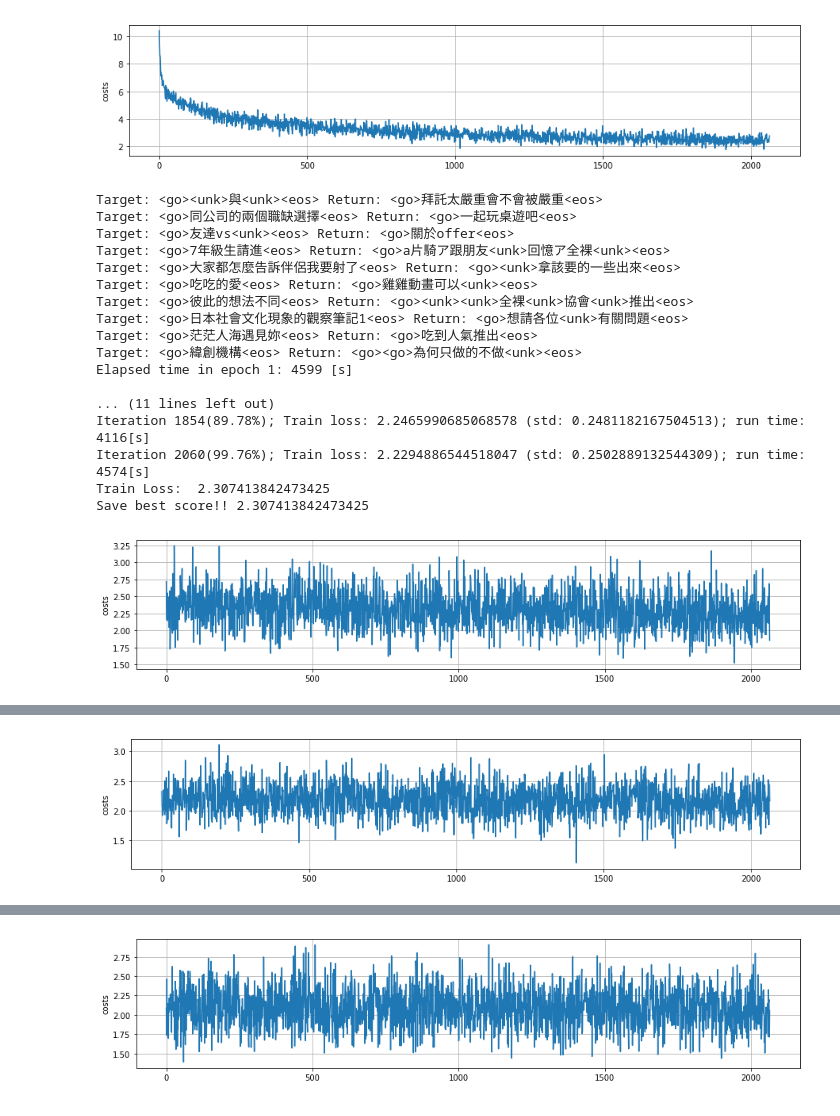
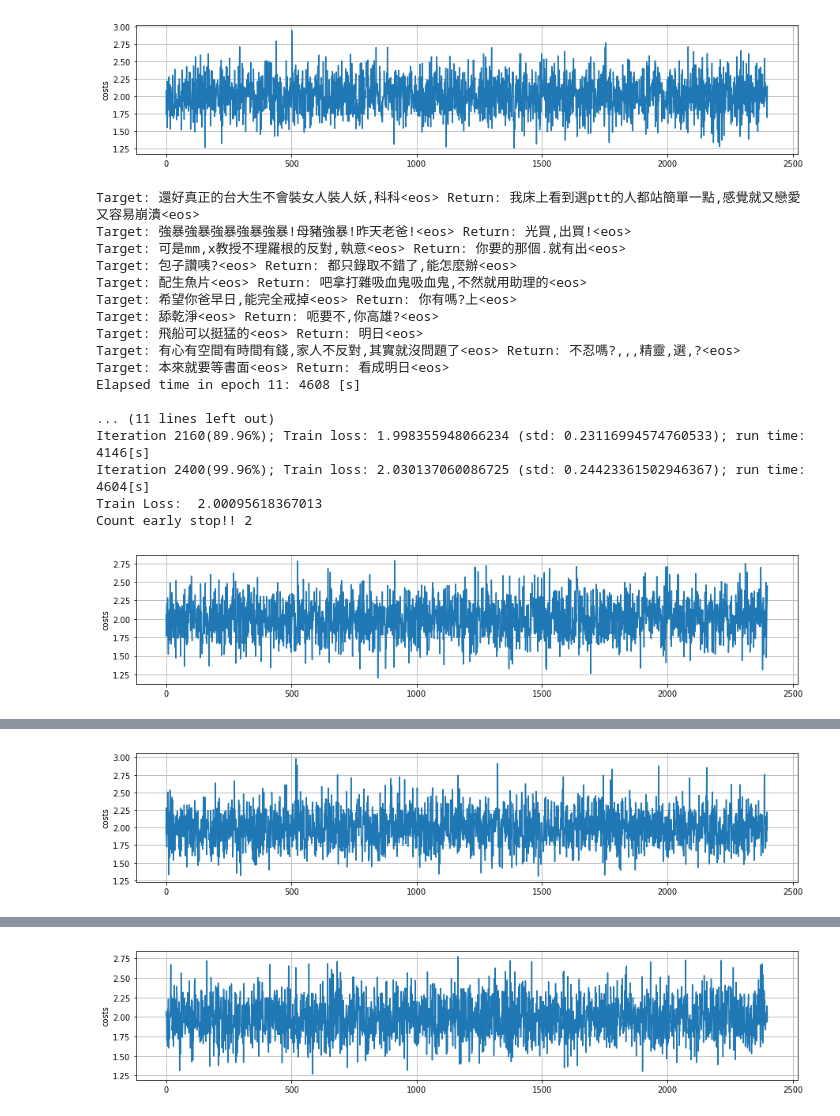
Before and after one commit to changweilin/PTT-text-generator-Encoder-Decoder-model, a Jupyter notebook: PTT push generator Encoder-Decoder model.ipynb, the cells around one changed output, grey strips where cells are left out. Drawn from its saved outputs; the diff is of its cells as text; code cells hidden in the pictures.

```diff
--- a/PTT push generator Encoder-Decoder model.ipynb
+++ b/PTT push generator Encoder-Decoder model.ipynb
@@ -165,10 +181,11 @@ import matplotlib.pyplot as plt
 # Set parameter
 ################################################################
 # batch parameter
-build_new_model = True
+build_new_model = False
 patience = 0
-num_epoch = 20
+num_epoch = 6
 batch_size = 32
+vocab_size = len(vocab)
 num_instances = len(y_train)
 iter_per_epoch = num_instances // batch_size
 test_num_instances = len(y_test)
@@ -449,11 +466,14 @@ total_start_t = time.time()
 if build_new_model:
     str_epoch = 0
     decoder_global_step = 0
-    model_name = 'PTT_Encoder-Decoder_model_fixed_' + str(total_start_t)
+    model_name = 'PTT_one_push_seq2seq_model_fixed_' + str(total_start_t)
 else:
-    str_epoch = 1
+    str_epoch = 10
     decoder_global_step = str_epoch * iter_per_epoch
-    model_name = 'PTT_Encoder-Decoder_model_fixed_1524077398.2482338'
+    model_name = 'PTT_one_push_seq2seq_model_fixed_1524420034.327372'
+
+mdl_dir = os.path.join(base_dir, 'model')
+model_dir = os.path.join(mdl_dir, model_name)
 
 iter_pct10 = iter_per_epoch // 10
 if (num_instances % batch_size) > 0:
@@ -517,7 +537,6 @@ with tf.Session(graph=train_graph) as sess:
         target_seq_len = train_graph.get_tensor_by_name('target_seq_len:0')
         limit_target_seq_len = train_graph.get_tensor_by_name('limit_target_seq_len:0')
         # Load named output and optimizer parameters
-        predicting_ids = train_graph.get_tensor_by_name('predicting_ids:0')
         training_logits = train_graph.get_tensor_by_name('training_logits:0')
         training_ids = train_graph.get_tensor_by_name('training_ids:0')
         cost = train_graph.get_tensor_by_name('sequence_cost/truediv:0')
@@ -551,22 +570,11 @@ with tf.Session(graph=train_graph) as sess:
             Y_size = np.array(Y_size)
 
             # Select helper based on learning time.
-            '''decoder_random = np.random.uniform(0.0, 1.0)
-            decoder_global_step = min(decoder_global_step, decoder_end_step)
-            decoder_step = max(decoder_global_step - decoder_start_step, 0)
-            helper_rate = 0.5 * (1.0 + np.cos(np.pi * decoder_step / (decoder_end_step - decoder_start_step)))
-            '''
             decoder_global_step +=1
-            if decoder_random<helper_rate or only_train_helper:
-                feed_dict = {is_training: True, is_decoder_in: True, is_time_major: True,
-                     inputs: X_batch[:,:X_size_max], targets: Y_batch[:,:Y_size_max],
-                     input_seq_len: X_size, target_seq_len: Y_size,
-                     limit_target_seq_len: limit_generation_len}
-            else:
-                feed_dict = {is_training: True, is_time_major: True,
-                     inputs: X_batch[:,:X_size_max], targets: Y_batch[:,:Y_size_max],
-                     input_seq_len: X_size, target_seq_len: Y_size,
-                     limit_target_seq_len: limit_generation_len}
+            feed_dict = {is_training: True, is_decoder_in: True, is_time_major: True,
+                 inputs: X_batch[:,:X_size_max], targets: Y_batch[:,:Y_size_max],
+                 input_seq_len: X_size, target_seq_len: Y_size,
+                 limit_target_seq_len: limit_generation_len}
 
             if (i + 1) % iter_pct10 == 0:
                 train_op, loss, output_ids = sess.run(
@@ -584,15 +592,11 @@ with tf.Session(graph=train_graph) as sess:
             else:
                 costs.append(loss)
                 last_loss = loss
-                last_rnn_output = rnn_output
-                last_train_op = train_op
 
             if (i + 1) % iter_pct10 == 0:
                 if e==0:
-                    mdl_dir = os.path.join(base_dir, 'model')
                     if not os.path.exists(mdl_dir):
                         os.makedirs(mdl_dir)
-                    model_dir = os.path.join(mdl_dir, model_name)
                     if not os.path.exists(model_dir):
                         os.makedirs(model_dir)
 
@@ -690,19 +696,19 @@ Save best score!! 3.1644048533604643
-[figure, old version]
+[figure, new version]
-Target: <go><unk>與<unk><eos> Return: <go>拜託太嚴重會不會被嚴重<eos>
-Target: <go>同公司的兩個職缺選擇<eos> Return: <go>一起玩桌遊吧<eos>
-Target: <go>友達vs<unk><eos> Return: <go>關於offer<eos>
-Target: <go>7年級生請進<eos> Return: <go>a片騎ア跟朋友<unk>回憶ア全裸<unk><eos>
-Target: <go>大家都怎麼告訴伴侶我要射了<eos> Return: <go><unk>拿該要的一些出來<eos>
-Target: <go>吃吃的愛<eos> Return: <go>雞雞動畫可以<unk><eos>
-Target: <go>彼此的想法不同<eos> Return: <go><unk><unk>全裸<unk>協會<unk>推出<eos>
-Target: <go>日本社會文化現象的觀察筆記1<eos> Return: <go>想請各位<unk>有關問題<eos>
-Target: <go>茫茫人海遇見妳<eos> Return: <go>吃到人氣推出<eos>
-Target: <go>緯創機構<eos> Return: <go><go>為何只做的不做<unk><eos>
-Elapsed time in epoch 1: 4599 [s]
+Target: 還好真正的台大生不會裝女人裝人妖,科科<eos> Return: 我床上看到選ptt的人都站簡單一點,感覺就又戀愛又容易崩潰<eos>
+Target: 強暴強暴強暴強暴強暴!母豬強暴!昨天老爸!<eos> Return: 光買,出買!<eos>
+Target: 可是mm,x教授不理羅根的反對,執意<eos> Return: 你要的那個.就有出<eos>
+Target: 包子讚咦?<eos> Return: 都只錄取不錯了,能怎麼辦<eos>
+Target: 配生魚片<eos> Return: 吧拿打雜吸血鬼吸血鬼,不然就用助理的<eos>
+Target: 希望你爸早日,能完全戒掉<eos> Return: 你有嗎?上<eos>
+Target: 舔乾淨<eos> Return: 呃要不,你高雄?<eos>
+Target: 飛船可以挺猛的<eos> Return: 明日<eos>
+Target: 有心有空間有時間有錢,家人不反對,其實就沒問題了<eos> Return: 不忍嗎?,,,精靈,選,?<eos>
+Target: 本來就要等書面<eos> Return: 看成明日<eos>
+Elapsed time in epoch 11: 4608 [s]
 
 ... (11 lines left out)
-Iteration 1854(89.78%); Train loss: 2.2465990685068578 (std: 0.2481182167504513); run time: 4116[s]
-Iteration 2060(99.76%); Train loss: 2.2294886544518047 (std: 0.2502889132544309); run time: 4574[s]
-Train Loss:  2.307413842473425
-Save best score!! 2.307413842473425
+Iteration 2160(89.96%); Train loss: 1.998355948066234 (std: 0.23116994574760533); run time: 4146[s]
+Iteration 2400(99.96%); Train loss: 2.030137060086725 (std: 0.24423361502946367); run time: 4604[s]
+Train Loss:  2.00095618367013
+Count early stop!! 2
-[figure, old version]
+[figure, new version]
@@ -726 +732 @@ Save best score!! 2.1749817682053383
-[figure, old version]
+[figure, new version]
@@ -744 +750 @@ Save best score!! 2.084579673914661
-[figure, old version]
+[figure, new version]
```
Also changed, not shown: parts of 4 cells of this notebook.
